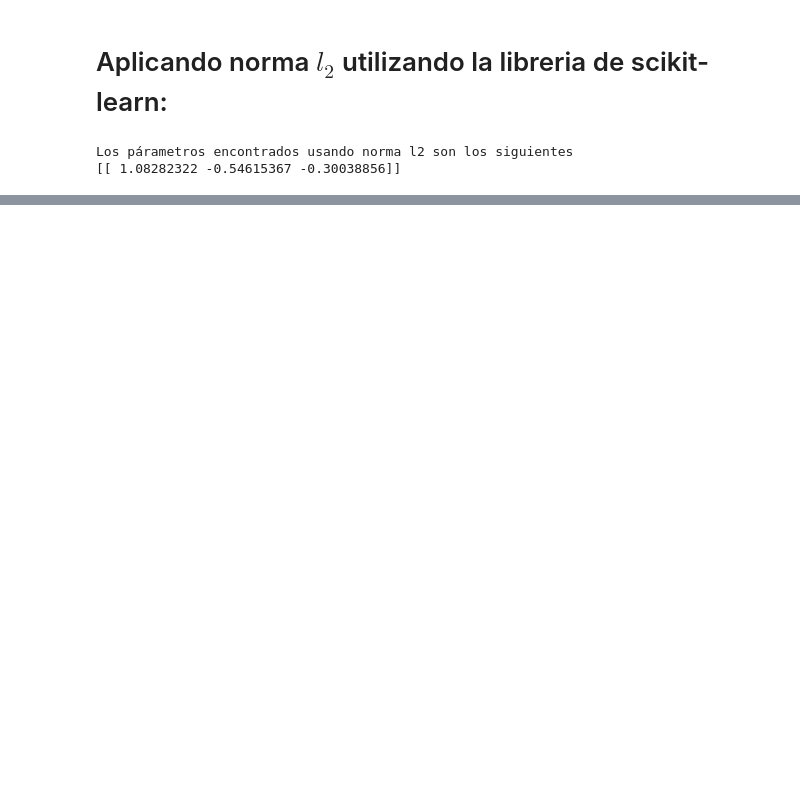
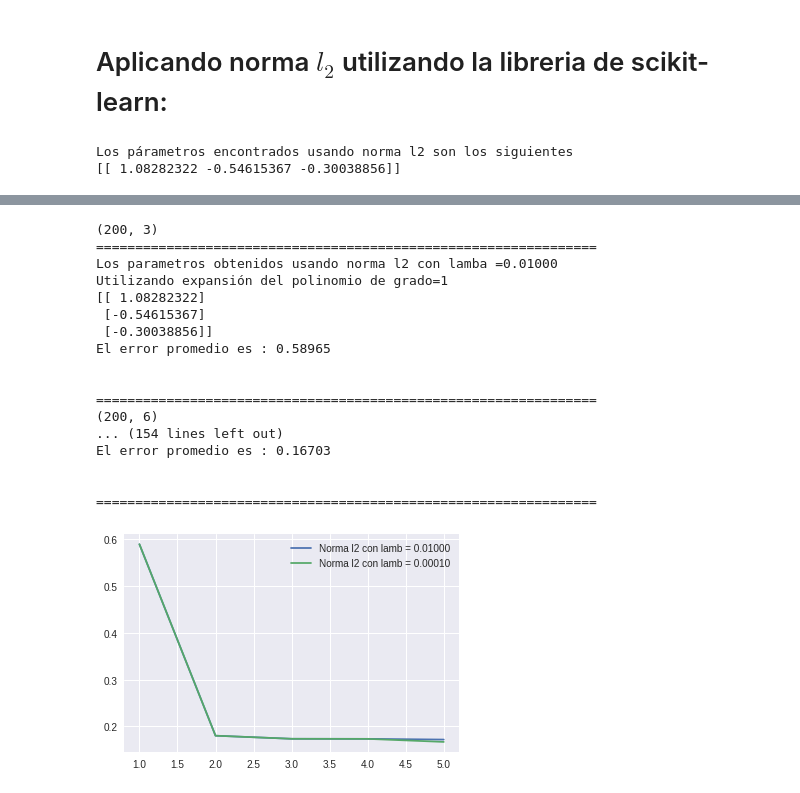
Before and after one commit to Jerry-Types/ML_IIMAS, a Jupyter notebook: Tarea3/Regresión_Dato_Sintéticos.ipynb, the cells around one changed output, grey strips where cells are left out. Drawn from its saved outputs; the diff is of its cells as text; code cells hidden in the pictures; blank space fills up the shorter version.

```diff
--- a/Tarea3/Regresión_Dato_Sintéticos.ipynb
+++ b/Tarea3/Regresión_Dato_Sintéticos.ipynb
@@ -321,8 +321,8 @@ def polynomial_expansion_2(X, degree):
 # %%
 def reggresion_L2(X_train,degree=1,lambda_const=0.01):
     ones_train = np.ones(X_train.shape[0])
-    phi_X_train = polynomial_expansion_2(X_train,degree)
-    phi_X_train = np.column_stack((ones_train, phi_X_train))
+    phi_X_train = np.column_stack((ones_train, X_train))
+    phi_X_train = polynomial_expansion_2(phi_X_train,degree)
     regularizer = lambda_const * np.identity(phi_X_train.shape[1])
     theta_map = np.dot(np.linalg.inv(regularizer + np.dot(np.transpose(phi_X_train), phi_X_train)),
                    np.dot(np.transpose(phi_X_train), y_train))
@@ -357,8 +357,8 @@ y_test_hat_l2 = y_test_hat_l2.reshape(200,1)
 sse_valid = np.square(y_test - y_test_hat_l2).sum()
 
 # Se calcula error promedio MSE = SSE / N de entrenamiento y validación
-mse_train_l2 = sse_train / x_train_3.size
-mse_test_l2 = sse_valid / x_test_3.size
+mse_train_l2 = sse_train / x_train_3.shape[0]
+mse_test_l2 = sse_valid / x_test_3.shape[0]
 
 print ("===El error promedio para los datos de entrenamiento usando norma l2 es el siguiente===")
 print mse_train_l2[0]
@@ -427,21 +427,63 @@ def polynomial_expansion_2(X, degree):
 # %%
 def reggresion_L2(X_train,degree=1,lambda_const=0.01):
     ones_train = np.ones(X_train.shape[0])
-    phi_X_train = polynomial_expansion_2(X_train,degree)
-    phi_X_train = np.column_stack((ones_train, phi_X_train))
+    phi_X_train = np.column_stack((ones_train, X_train))
+    phi_X_train = polynomial_expansion_2(phi_X_train,degree)
     regularizer = lambda_const * np.identity(phi_X_train.shape[1])
     theta_map = np.dot(np.linalg.inv(regularizer + np.dot(np.transpose(phi_X_train), phi_X_train)),
                    np.dot(np.transpose(phi_X_train), y_train))
     return theta_map,phi_X_train
 # %%
-Iteracion=[]
-MSE = []
-for m_degree in range(1,25):
-    X_train = x_train.as_matrix()
-    theta_map, X_train= reggresion_L2(X_train,degree=m_degree)
-    y_train_hat_l2 = (np.sum(X_train*theta_map.T,axis=1))
-    y_train_hat_l2 = y_train_hat_l2.reshape(200,1)
-    sse_train = np.square(y_train - y_train_hat_l2).sum()
-    mse_train_l2 = sse_train / X_train.size
-    Iteracion.append(m_degree)
-    MSE.append(mse_train_l2[0])
+%matplotlib inline
+import numpy as np
+import matplotlib.pyplot as plt
+
+fig = plt.figure()
+ax = plt.subplot(111)
+
+lambdas = [0.01,0.0001]
+for lamb in lambdas:
+    Iteracion=[]
+    MSE = []
+    for m_degree in range(1,6):
+        #print m_degree
+        X_train = x_train.as_matrix()
+        theta_map, X_train= reggresion_L2(X_train,degree=m_degree,lambda_const=lamb)
+        print X_train.shape
+        print ("================================================================")
+        print ("Los parametros obtenidos usando norma l2 con lamba =%.5f " %lamb)
+        print ("Utilizando expansión del polinomio de grado=%i" %m_degree)
+        print (theta_map)
+        y_train_hat_l2 = (np.sum(X_train*theta_map.T,axis=1))
+        y_train_hat_l2 = y_train_hat_l2.reshape(200,1)
+        sse_train = np.square(y_train - y_train_hat_l2).sum()
+        mse_train_l2 = sse_train / X_train.shape[0]
+        print ("El error promedio es : %.5f" %mse_train_l2)
+        print ("\n")
+        print ("================================================================")
+        Iteracion.append(m_degree)
+        MSE.append(mse_train_l2[0])
+    #print Iteracion
+    #print MSE
+    plt.plot(Iteracion, MSE,label='Norma l2 con lamb = %.5f' %lamb)
+ax.legend()
+plt.show()
+# %% [output]
+(200, 3)
+================================================================
+Los parametros obtenidos usando norma l2 con lamba =0.01000
+Utilizando expansión del polinomio de grado=1
+[[ 1.08282322]
+ [-0.54615367]
+ [-0.30038856]]
+El error promedio es : 0.58965
+
+
+================================================================
+(200, 6)
+... (154 lines left out)
+El error promedio es : 0.16703
+
+
+================================================================
+[figure, added]
```
Also changed, not shown: parts of 19 cells of this notebook.
